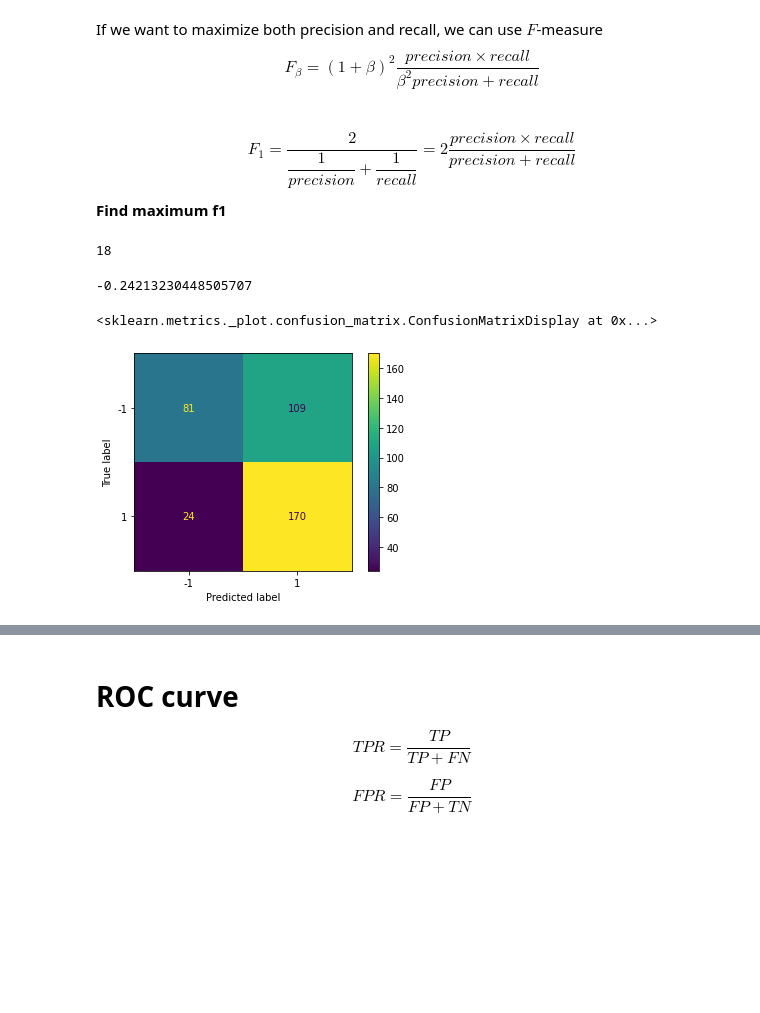
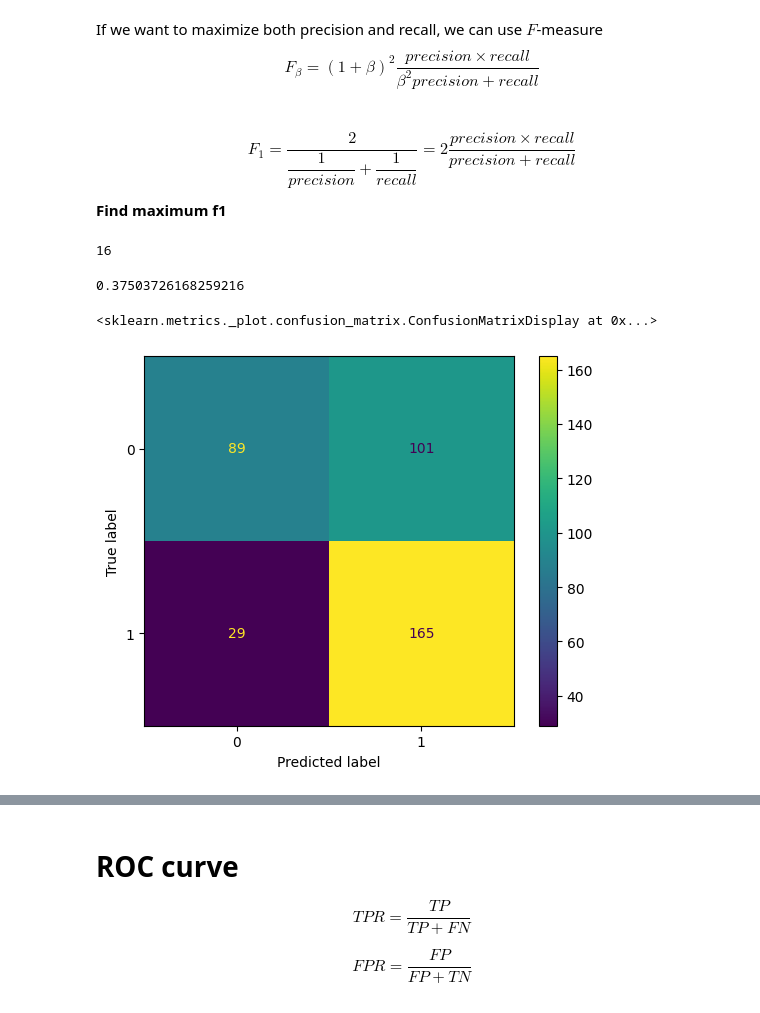
Before and after one commit to anton-selitskiy/RIT_ML, a Jupyter notebook: Lecture14.ipynb, the cells around one changed output, grey strips where cells are left out. Cells and saved outputs as stored; diff of their text form; code cells hidden in the pictures; blank space fills up the shorter version.

```diff
--- a/Lecture14.ipynb
+++ b/Lecture14.ipynb
@@ -177,13 +175,13 @@ def prec(y, y_p):
   alpha = np.linspace(y_p.min(), y_p.max(), num=50)[1:-1]
   a = []
   for th in alpha:
-    a.append(precision_score(y, np.sign(y_p-th)))
-  return alpha, a
+    a.append(precision_score(y, (y_p > th).astype('int')))
+  return alpha, np.array(a)
 # %%
 def rec(y, y_p):
   alpha = np.linspace(y_p.min(), y_p.max(), num=50)[1:-1]
   a = []
   for th in alpha:
-    a.append(recall_score(y, np.sign(y_p-th)))
-  return alpha, a
+    a.append(recall_score(y, (y_p > th).astype('int')))
+  return alpha, np.array(a)
 # %%
@@ -196,7 +194,7 @@ def f1(y, y_p):
 # %%
-alpha, p = prec(y_train_val.to_numpy(), y_predict)
-alpha, r = rec(y_train_val.to_numpy(), y_predict)
-alpha, f1 = f1(y_train_val.to_numpy(), y_predict)
+alpha, p = prec(y_train_val, y_predict_proba[:,1])
+alpha, r = rec(y_train_val, y_predict_proba[:,1])
+f1 = 2*p*r/(p+r) #f1(y_train_val, y_predict_proba[:,1])
 plt.plot(alpha, p, label='Precision')
 plt.plot(alpha, r, label='Recall')
 plt.plot(alpha, f1, label='f1')
@@ -217,16 +216,16 @@ $$
 # %%
 np.argmax(f1)
 # %% [output]
-18
+16
 # %%
-alpha[np.argmax(f1)]
+alpha[np.argmax(f1)+1]
 # %% [output]
--0.24213230448505707
+0.37503726168259216
 # %%
-ConfusionMatrixDisplay.from_predictions(y_train_val, np.sign(y_predict-alpha[np.argmax(f1)]))
+ConfusionMatrixDisplay.from_predictions(y_train_val, (y_predict_proba[:,1] > alpha[np.argmax(f1)+1]).astype('int'))
 # %% [output]
 <sklearn.metrics._plot.confusion_matrix.ConfusionMatrixDisplay at 0x...>
-[figure, old version]
+[figure, new version]
 # %%
 plt.plot(r,p)
 # %% [output]
```
Also changed, not shown: parts of 24 cells of this notebook.
